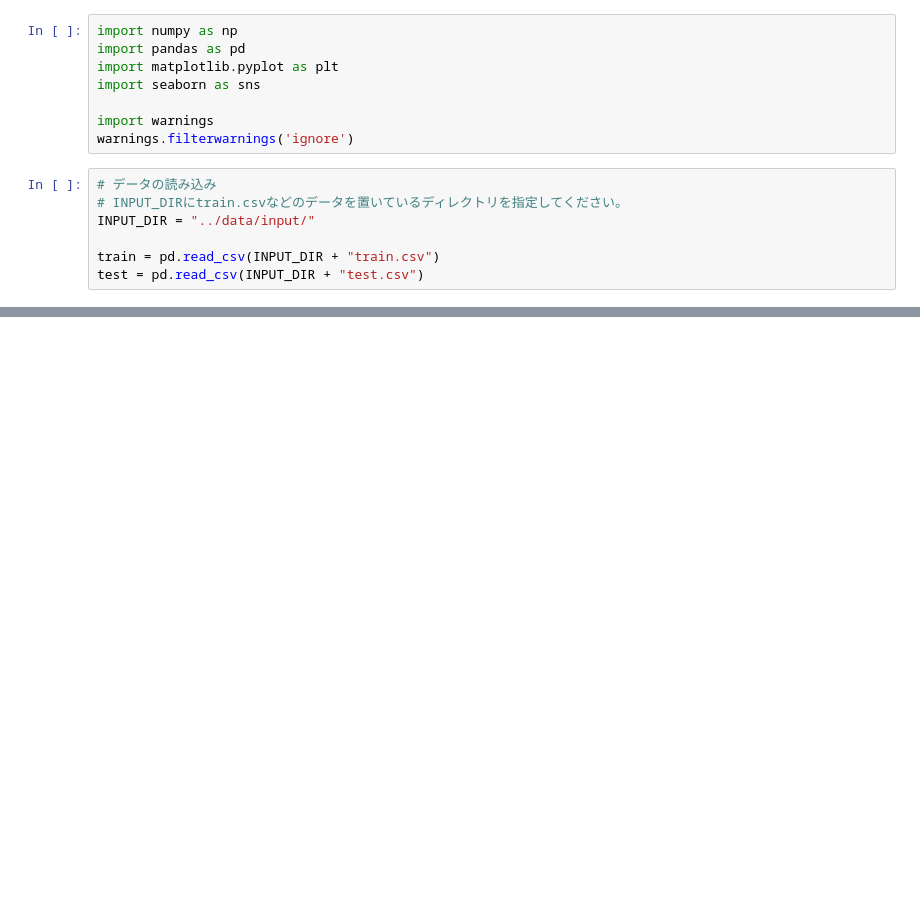
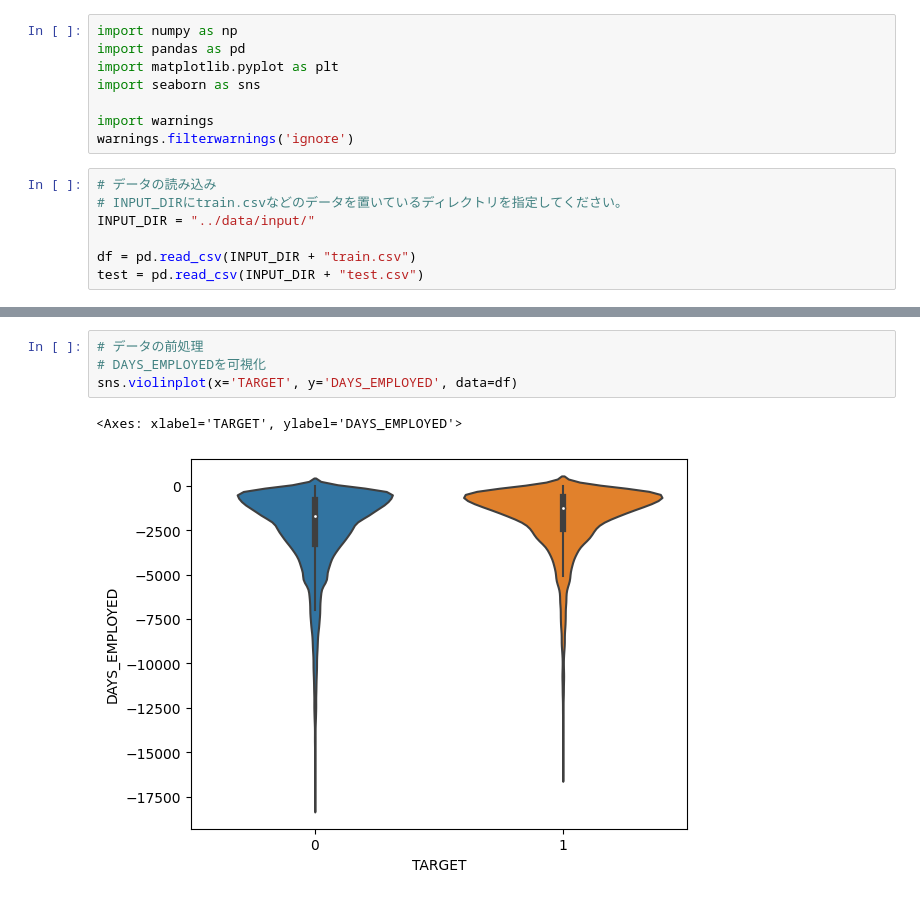
Before and after one commit to sk-226/home-credit-default-risk, a Jupyter notebook: notebooks/eda.ipynb, the cells around one changed output, grey strips where cells are left out. Drawn from its saved outputs; the diff is of its cells as text; blank space fills up the shorter version.

Commit message:
add DAYS_EMPLOYED,     FLAG_OWN_CAR, q

```diff
--- a/notebooks/eda.ipynb
+++ b/notebooks/eda.ipynb
@@ -11,7 +11,7 @@ warnings.filterwarnings('ignore')
 # INPUT_DIRにtrain.csvなどのデータを置いているディレクトリを指定してください。
 INPUT_DIR = "../data/input/"
 
-train = pd.read_csv(INPUT_DIR + "train.csv")
+df = pd.read_csv(INPUT_DIR + "train.csv")
 test = pd.read_csv(INPUT_DIR + "test.csv")
 # %%
 # カラムを取得
@@ -39,0 +92,7 @@ array(['SK_ID_CURR', 'TARGET', 'NAME_CONTRACT_TYPE', 'CODE_GENDER',
+# %%
+# データの前処理
+# DAYS_EMPLOYEDを可視化
+sns.violinplot(x='TARGET', y='DAYS_EMPLOYED', data=df)
+# %% [output]
+<Axes: xlabel='TARGET', ylabel='DAYS_EMPLOYED'>
+[figure, added]
```
Also changed, not shown: parts of 10 cells of this notebook, 7 other files.
